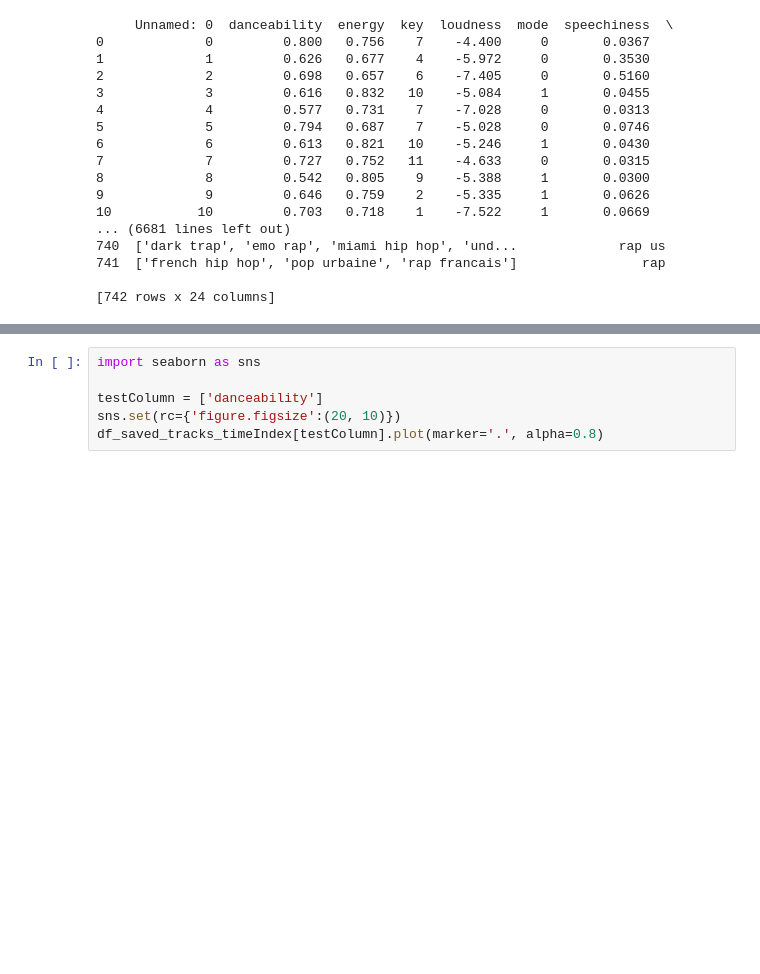
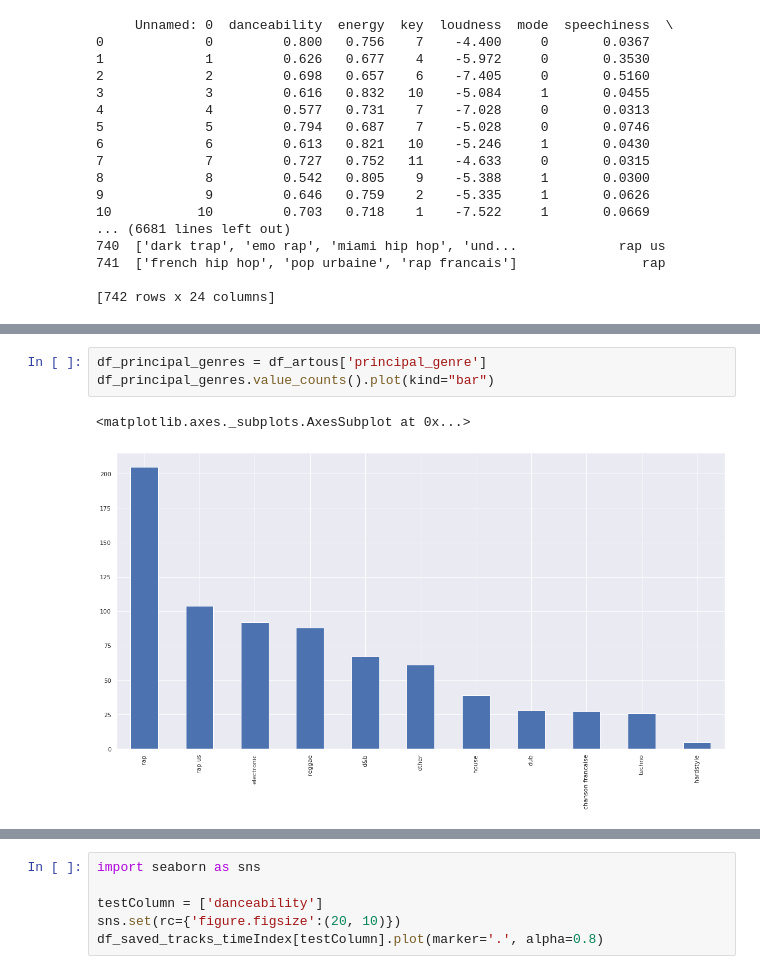
Before and after one commit to GabrieldeBlois/GraphsAndMatching, a Jupyter notebook: src/artous.ipynb, the cells around one changed output, grey strips where cells are left out. Saved outputs shown, nothing was run; the diff lists cells and outputs as text; blank space fills up the shorter version.

Commit message:
added songs genre repartition

```diff
--- a/src/artous.ipynb
+++ b/src/artous.ipynb
@@ -42,3 +29,9 @@ Name: principal_genre, dtype: object
+# %%
+df_principal_genres = df_artous['principal_genre']
+df_principal_genres.value_counts().plot(kind="bar")
+# %% [output]
+<matplotlib.axes._subplots.AxesSubplot at 0x...>
+[figure, added]
 # %%
 interestingColumns = ['danceability', 'energy', 'loudness', 'acousticness', 'instrumentalness', 'valence', 'tempo', 'added_at']
 df_saved_tracks_timeIndex = df_artous
```
Also changed, not shown: parts of 2 cells of this notebook.
